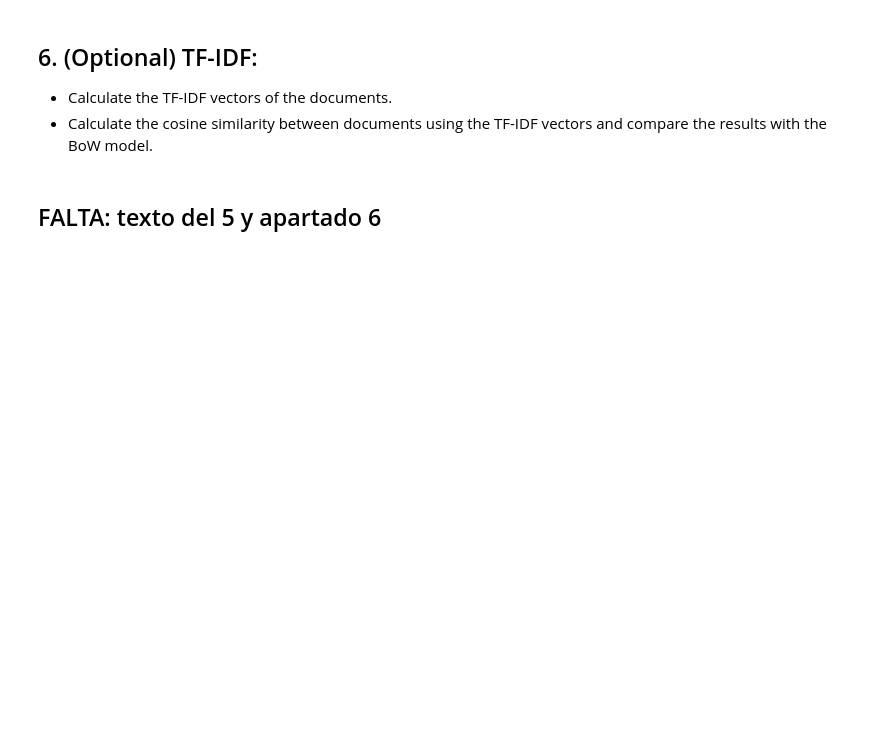
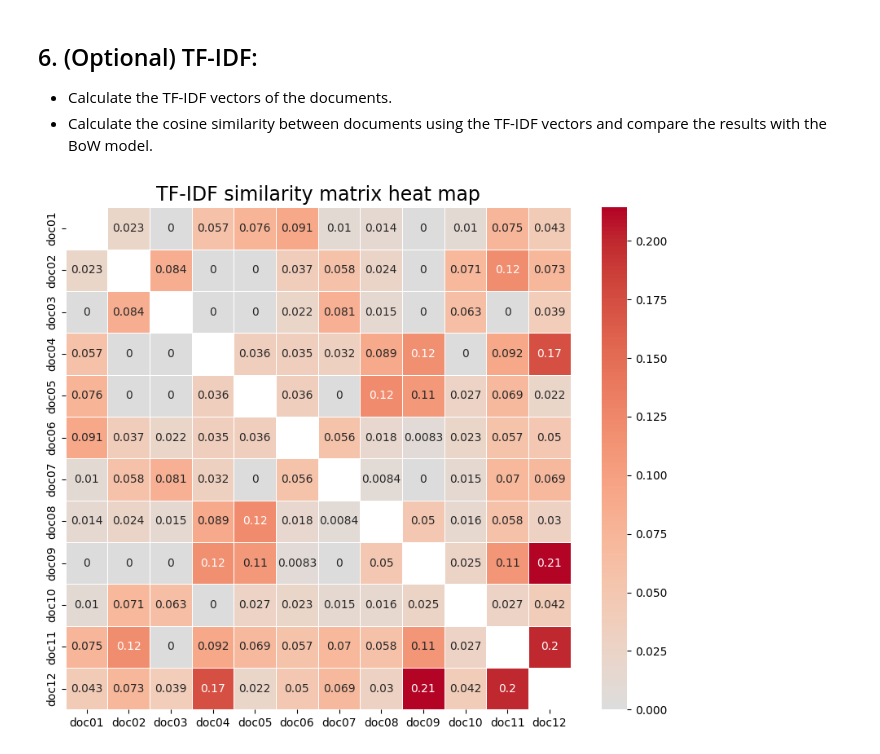
Before and after one commit to Chat-DNLP/Bag-of-words, a Jupyter notebook: P01.ipynb, the cells around one changed output. Cells and saved outputs as stored; diff of their text form; code cells hidden in the pictures; blank space fills up the shorter version.

```diff
--- a/P01.ipynb
+++ b/P01.ipynb
@@ -130,5 +140,24 @@ plt.show()
 
 - Calculate the TF-IDF vectors of the documents.
 - Calculate the cosine similarity between documents using the TF-IDF vectors and compare the results with the BoW model.
-# %% [markdown]
-## FALTA: texto del 5 y apartado 6
+# %%
+documents_text = [" ".join(doc) for doc in documents]
+
+tfidf_vectorizer = TfidfVectorizer()
+tfidf_matrix = tfidf_vectorizer.fit_transform(documents_text)
+
+# Cosine similarity between all pairs of documents.
+tfidf_similarity_matrix = cosine_similarity(tfidf_matrix)
+# %%
+plt.figure(figsize=(10, 8))
+
+mask = np.isclose(similarity_matrix, 1)
+
+sns.heatmap(tfidf_similarity_matrix, annot=True, cmap='coolwarm', mask=mask,
+            cbar=True, linewidths=0.5, xticklabels=doc_labels, yticklabels=doc_labels, center=0)
+
+plt.title('TF-IDF similarity matrix heat map', fontsize=17)
+
+plt.show()
+# %% [output]
+[figure, added]
```
Also changed, not shown: parts of 5 cells of this notebook.
